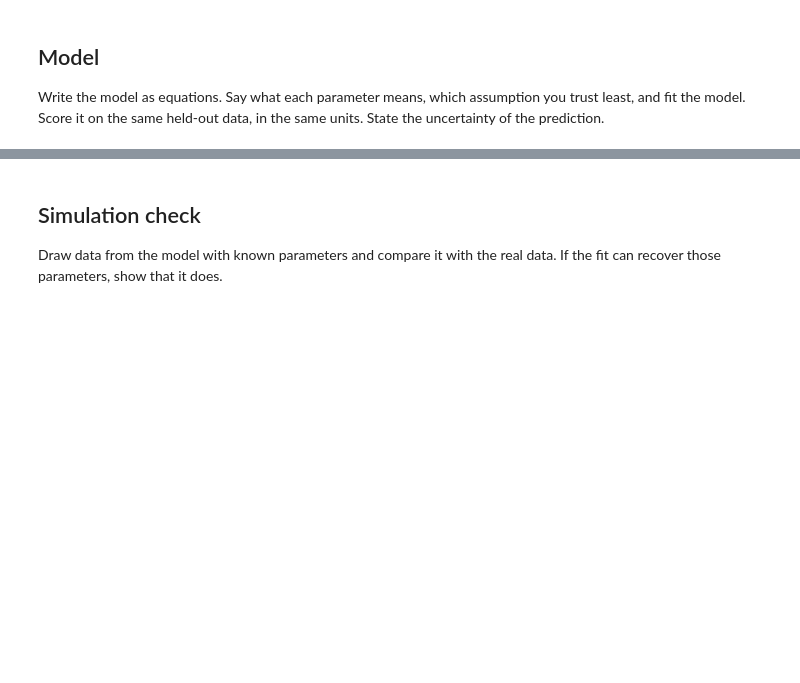
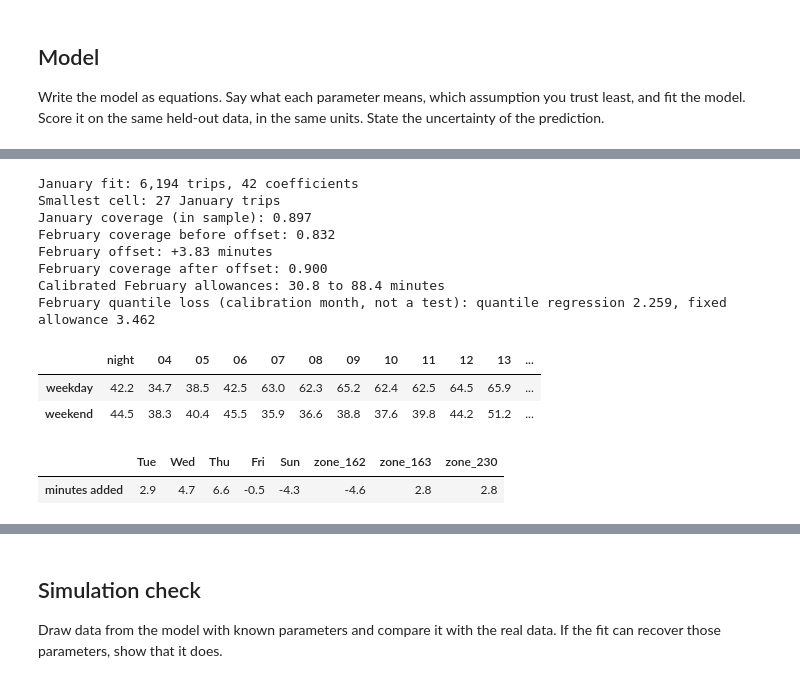
Before and after one commit to ponyta3/aii600-final-project, a Jupyter notebook: analysis.ipynb, the cells around one changed output, grey strips where cells are left out. Drawn from its saved outputs; the diff is of its cells as text; code cells hidden in the pictures; blank space fills up the shorter version.

```diff
--- a/analysis.ipynb
+++ b/analysis.ipynb
@@ -386,0 +408,42 @@ Write the model as equations. Say what each parameter means, which assumption yo
+# %%
+# Quantile regression: fit January, calibrate February; do not read March outcomes here.
+import evaluation
+import model
+
+jan_fit = trips.loc[(trips["split"] == "fit") & (~trips["flagged_day"])]
+feb_cal = trips.loc[(trips["split"] == "calibrate") & (~trips["flagged_day"])]
+
+qr_params = model.fit(jan_fit)
+qr_offset, qr_feb_allowance = model.calibrate(qr_params, feb_cal)
+qr_feb_raw = model.predict(qr_params, feb_cal)
+
+print(f"January fit: {len(jan_fit):,} trips, {len(qr_params)} coefficients")
+print(f"Smallest cell: {int(model.design(jan_fit).iloc[:, :34].sum().min())} January trips")
+print(f"January coverage (in sample): {scoring.coverage(jan_fit['duration_minutes'], model.predict(qr_params, jan_fit)):.3f}")
+print(f"February coverage before offset: {scoring.coverage(feb_cal['duration_minutes'], qr_feb_raw):.3f}")
+print(f"February offset: {qr_offset:+.2f} minutes")
+print(f"February coverage after offset: {scoring.coverage(feb_cal['duration_minutes'], qr_feb_allowance):.3f}")
+print(f"Calibrated February allowances: {qr_feb_allowance.min():.1f} to {qr_feb_allowance.max():.1f} minutes")
+print("February quantile loss (calibration month, not a test): "
+      f"quantile regression {scoring.quantile_loss(feb_cal['duration_minutes'], qr_feb_allowance):.3f}, "
+      f"fixed allowance {scoring.quantile_loss(feb_cal['duration_minutes'], fixed_allowance):.3f}")
+
+profile = pd.DataFrame(
+    {w: [qr_params[f"{w}_{c}"] for c in model.CELLS] for w in ("weekday", "weekend")}, index=model.CELLS
+)
+display(profile.round(1).T)
+display(qr_params.iloc[34:].round(1).to_frame("minutes added").T)
+# %% [output]
+January fit: 6,194 trips, 42 coefficients
+Smallest cell: 27 January trips
+January coverage (in sample): 0.897
+February coverage before offset: 0.832
+February offset: +3.83 minutes
+February coverage after offset: 0.900
+Calibrated February allowances: 30.8 to 88.4 minutes
+February quantile loss (calibration month, not a test): quantile regression 2.259, fixed allowance 3.462
+|  | night | 04 | 05 | 06 | 07 | 08 | 09 | 10 | 11 | 12 | 13 | ... |
+| weekday | 42.2 | 34.7 | 38.5 | 42.5 | 63.0 | 62.3 | 65.2 | 62.4 | 62.5 | 64.5 | 65.9 | ... |
+| weekend | 44.5 | 38.3 | 40.4 | 45.5 | 35.9 | 36.6 | 38.8 | 37.6 | 39.8 | 44.2 | 51.2 | ... |
+|  | Tue | Wed | Thu | Fri | Sun | zone_162 | zone_163 | zone_230 |
+| minutes added | 2.9 | 4.7 | 6.6 | -0.5 | -4.3 | -4.6 | 2.8 | 2.8 |
```
Also changed, not shown: parts of 6 cells of this notebook, 7 other files.
